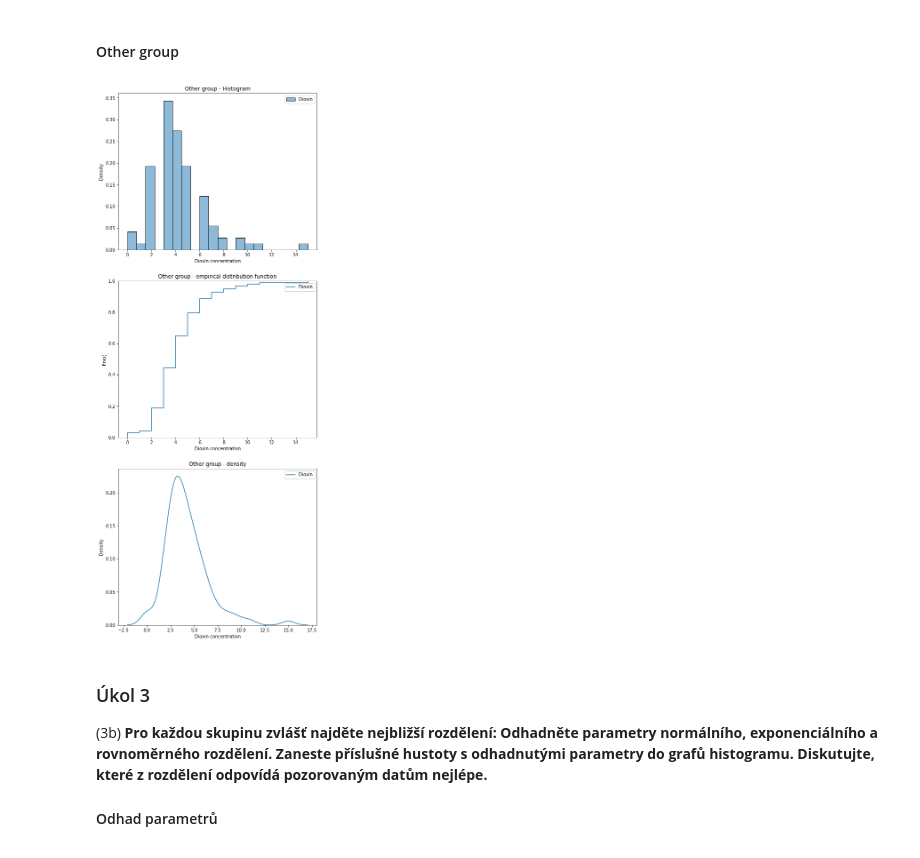
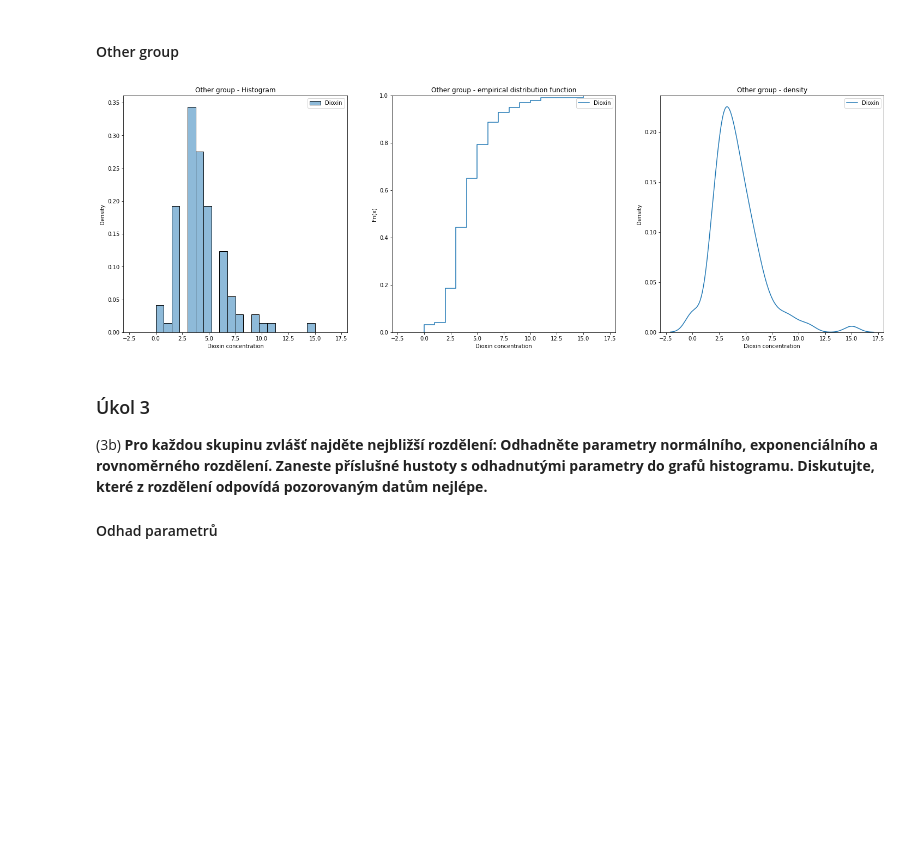
Before and after one commit to czernalex/BI_PST_ASSIGNMENT, a Jupyter notebook: src/assignment.ipynb, the cells around one changed output. Saved outputs shown, nothing was run; the diff lists cells and outputs as text; code cells hidden in the pictures; blank space fills up the shorter version.

```diff
--- a/src/assignment.ipynb
+++ b/src/assignment.ipynb
@@ -186,39 +187,40 @@ ax3 = ax3.set(
 ### other group - histogram, distribution function, density
 
 fig, (ax1, ax2, ax3) = plt.subplots(
-    nrows=3,
-    figsize=(8, 22)
+    ncols=3,
+    sharex=True,
+    figsize=(25, 8)
 )
 ax1 = sb.histplot(
     data=data_other,
     bins=20,
     stat="density",
     ax=ax1
 )
 ax2 = sb.ecdfplot(
     data=data_other,
     ax=ax2
 )
 ax3 = sb.kdeplot(
     data=data_other,
     bw_adjust=.75,
     ax=ax3
 )
 ax1 = ax1.set(
     title="Other group - Histogram",
     xlabel="Dioxin concentration"
 )
 ax2 = ax2.set(
     title="Other group - empirical distribution function",
     xlabel="Dioxin concentration",
     ylabel="Fn(x)"
 )
 ax3 = ax3.set(
     title="Other group - density",
     xlabel="Dioxin concentration"
 )
 # %% [output]
-[figure, old version]
+[figure, new version]
 # %% [markdown]
 ### Úkol 3
 (3b) **Pro každou skupinu zvlášť najděte nejbližší rozdělení: Odhadněte parametry normálního, exponenciálního a rovnoměrného rozdělení. Zaneste příslušné hustoty s odhadnutými parametry do grafů histogramu. Diskutujte, které z rozdělení odpovídá pozorovaným datům nejlépe.**
```
Also changed, not shown: parts of 6 cells of this notebook.
